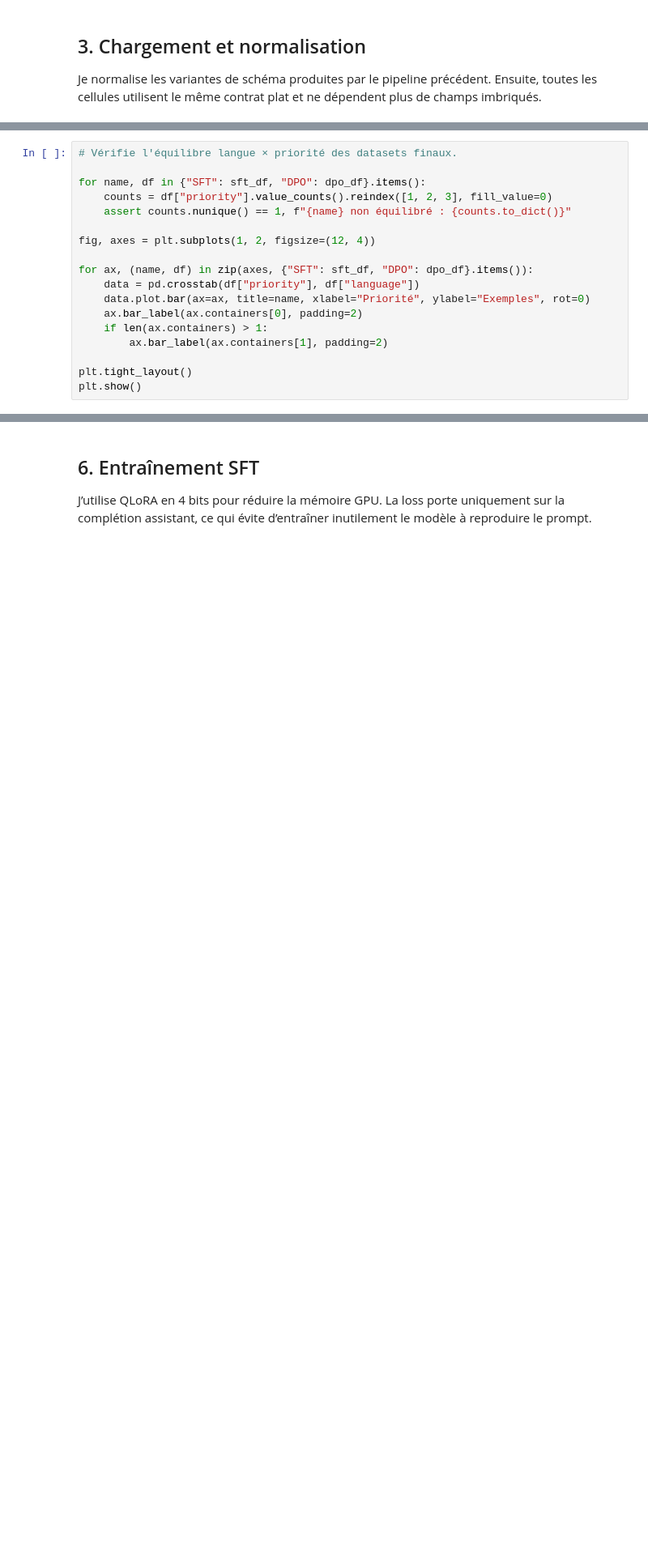
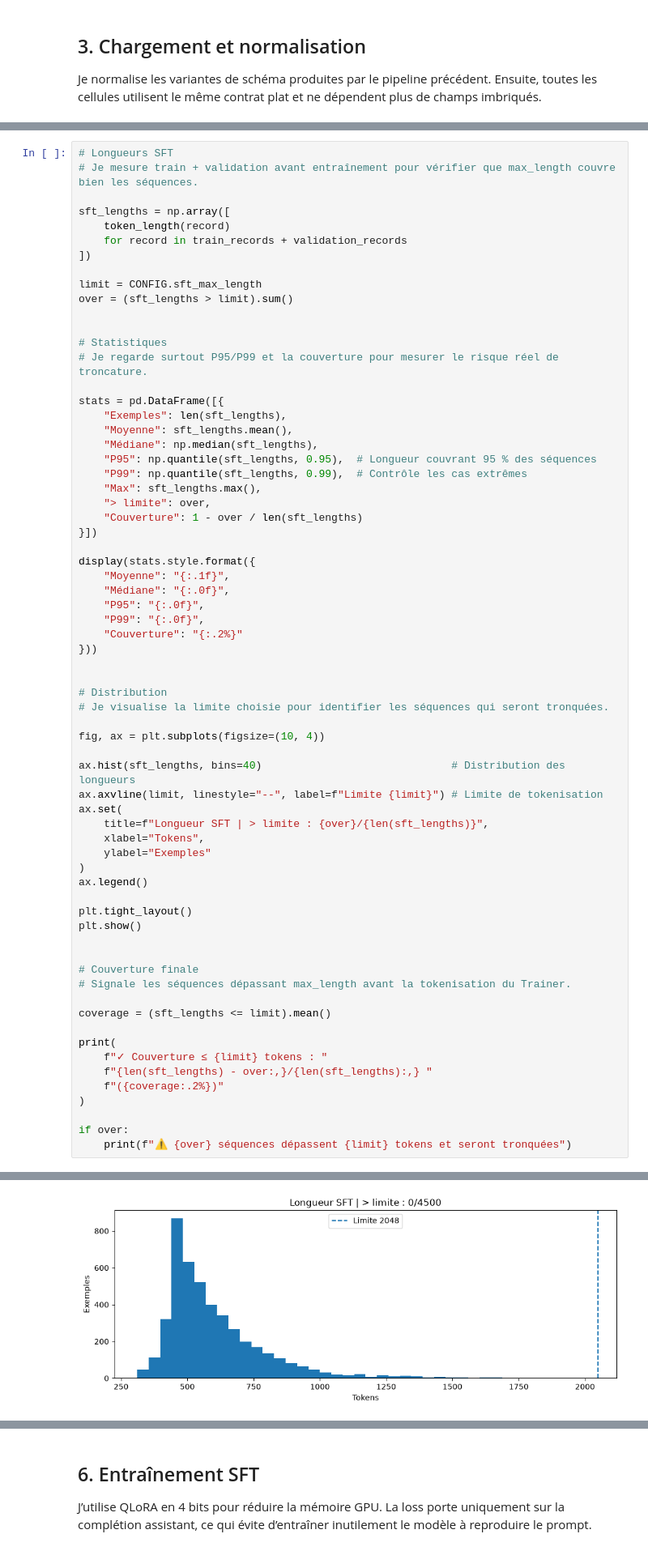
Before and after one commit to gonzalezcourrier34-glitch/medical_triage_agent, a Jupyter notebook: notebooks/03_finetuning_sft_dpo.ipynb, the cells around one changed output, grey strips where cells are left out. Shown at 81% size. Drawn from its saved outputs; the diff is of its cells as text; blank space fills up the shorter version.

```diff
--- a/notebooks/03_finetuning_sft_dpo.ipynb
+++ b/notebooks/03_finetuning_sft_dpo.ipynb
@@ -603,18 +2506,0 @@ plt.show()
-# %%
-# Vérifie l'équilibre langue × priorité des datasets finaux.
-
-for name, df in {"SFT": sft_df, "DPO": dpo_df}.items():
-    counts = df["priority"].value_counts().reindex([1, 2, 3], fill_value=0)
-    assert counts.nunique() == 1, f"{name} non équilibré : {counts.to_dict()}"
-
-fig, axes = plt.subplots(1, 2, figsize=(12, 4))
-
-for ax, (name, df) in zip(axes, {"SFT": sft_df, "DPO": dpo_df}.items()):
-    data = pd.crosstab(df["priority"], df["language"])
-    data.plot.bar(ax=ax, title=name, xlabel="Priorité", ylabel="Exemples", rot=0)
-    ax.bar_label(ax.containers[0], padding=2)
-    if len(ax.containers) > 1:
-        ax.bar_label(ax.containers[1], padding=2)
-
-plt.tight_layout()
-plt.show()
@@ -782,0 +3138,68 @@ plt.show()
+# %%
+# Longueurs SFT
+# Je mesure train + validation avant entraînement pour vérifier que max_length couvre bien les séquences.
+
+sft_lengths = np.array([
+    token_length(record)
+    for record in train_records + validation_records
+])
+
+limit = CONFIG.sft_max_length
+over = (sft_lengths > limit).sum()
+
+
+# Statistiques
+# Je regarde surtout P95/P99 et la couverture pour mesurer le risque réel de troncature.
+
+stats = pd.DataFrame([{
+    "Exemples": len(sft_lengths),
+    "Moyenne": sft_lengths.mean(),
+    "Médiane": np.median(sft_lengths),
+    "P95": np.quantile(sft_lengths, 0.95),  # Longueur couvrant 95 % des séquences
+    "P99": np.quantile(sft_lengths, 0.99),  # Contrôle les cas extrêmes
+    "Max": sft_lengths.max(),
+    "> limite": over,
+    "Couverture": 1 - over / len(sft_lengths)
+}])
+
+display(stats.style.format({
+    "Moyenne": "{:.1f}",
+    "Médiane": "{:.0f}",
+    "P95": "{:.0f}",
+    "P99": "{:.0f}",
+    "Couverture": "{:.2%}"
+}))
+
+
+# Distribution
+# Je visualise la limite choisie pour identifier les séquences qui seront tronquées.
+
+fig, ax = plt.subplots(figsize=(10, 4))
+
+ax.hist(sft_lengths, bins=40)                              # Distribution des longueurs
+ax.axvline(limit, linestyle="--", label=f"Limite {limit}") # Limite de tokenisation
+ax.set(
+    title=f"Longueur SFT | > limite : {over}/{len(sft_lengths)}",
+    xlabel="Tokens",
+    ylabel="Exemples"
+)
+ax.legend()
+
+plt.tight_layout()
+plt.show()
+
+
+# Couverture finale
+# Signale les séquences dépassant max_length avant la tokenisation du Trainer.
+
+coverage = (sft_lengths <= limit).mean()
+
+print(
+    f"✓ Couverture ≤ {limit} tokens : "
+    f"{len(sft_lengths) - over:,}/{len(sft_lengths):,} "
+    f"({coverage:.2%})"
+)
+
+if over:
+    print(f"⚠ {over} séquences dépassent {limit} tokens et seront tronquées")
+# %% [output]
@@ -782,0 +3208 @@ plt.show()
+[figure, added]
```
Also changed, not shown: parts of 123 cells of this notebook, 23 other files.
